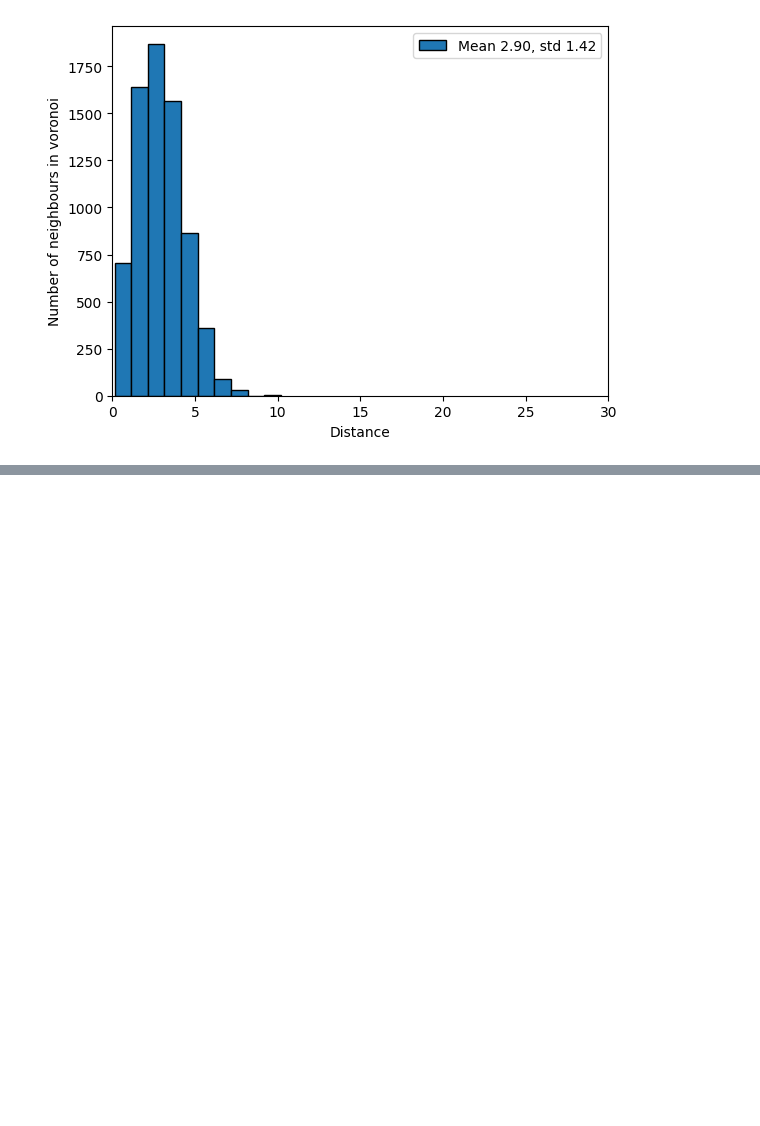
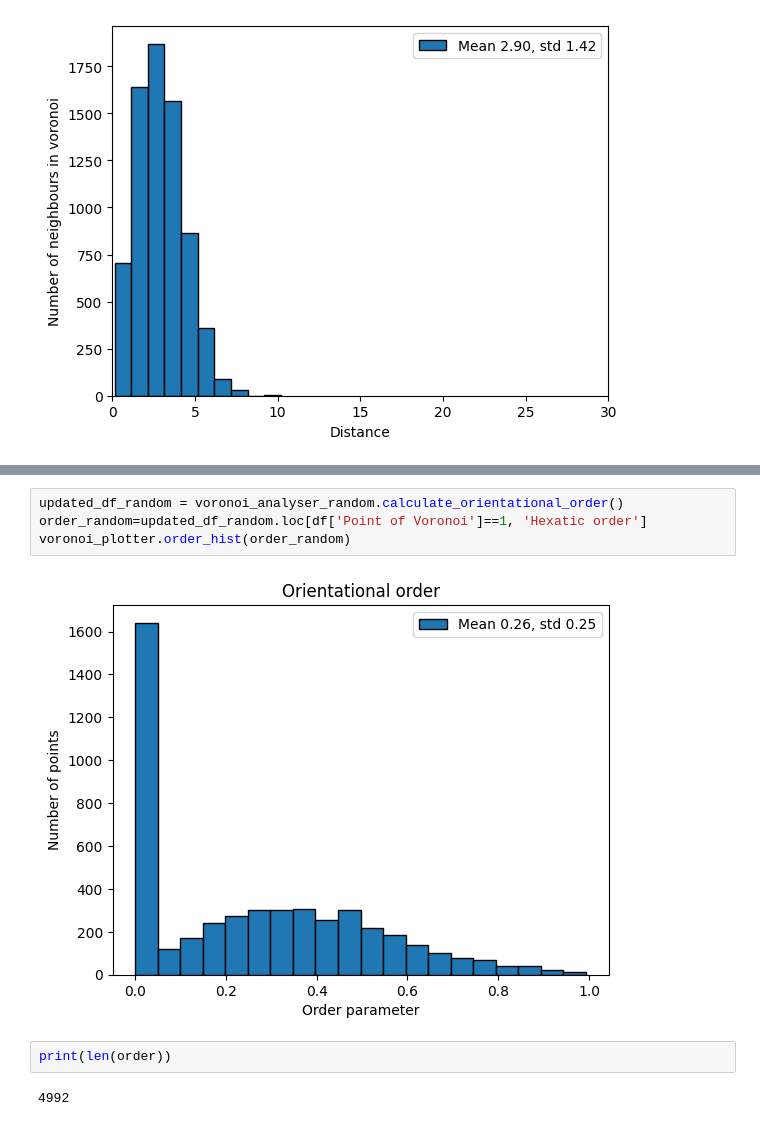
Before and after one commit to maria0026/solution_pipes_patterns, a Jupyter notebook: results.ipynb, the cells around one changed output, grey strips where cells are left out. Cells and saved outputs as stored; diff of their text form; blank space fills up the shorter version.

```diff
--- a/results.ipynb
+++ b/results.ipynb
@@ -77,0 +95,10 @@ voronoi_plotter.order_hist(order_random)
+# %%
+updated_df_random = voronoi_analyser_random.calculate_orientational_order()
+order_random=updated_df_random.loc[df['Point of Voronoi']==1, 'Hexatic order']
+voronoi_plotter.order_hist(order_random)
+# %% [output]
+[figure, added]
+# %%
+print(len(order))
+# %% [output]
+4992
```
Also changed, not shown: parts of 6 cells of this notebook, 1 other file.
